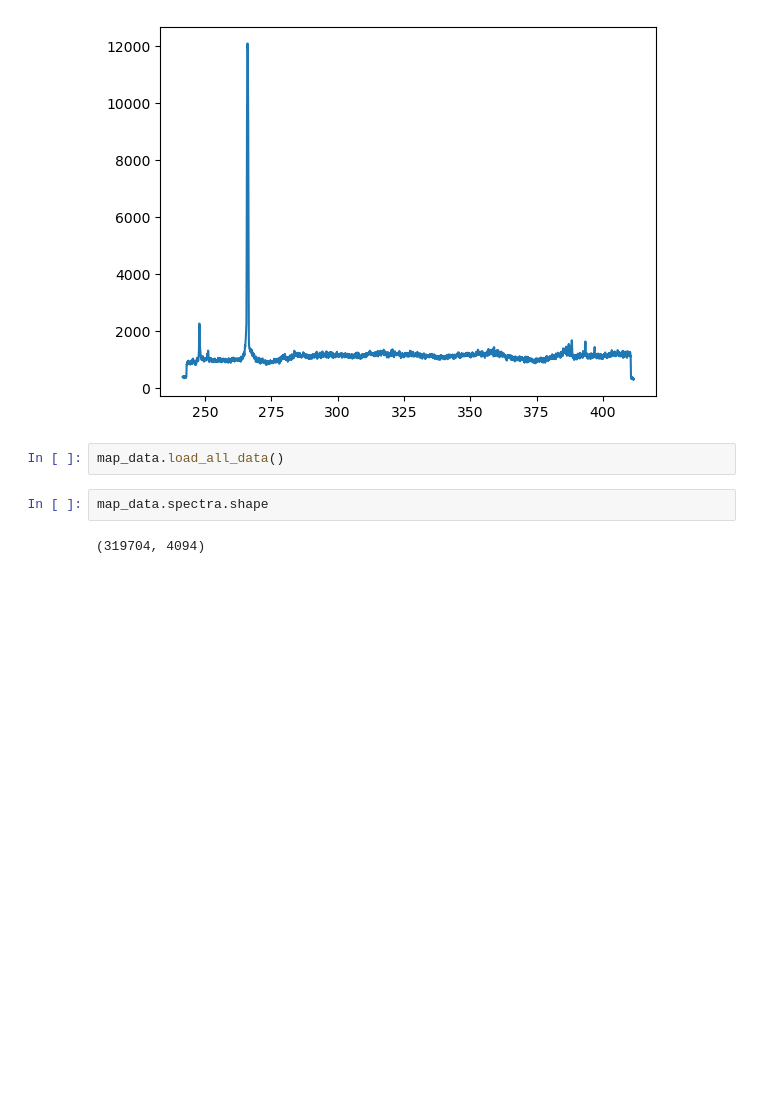
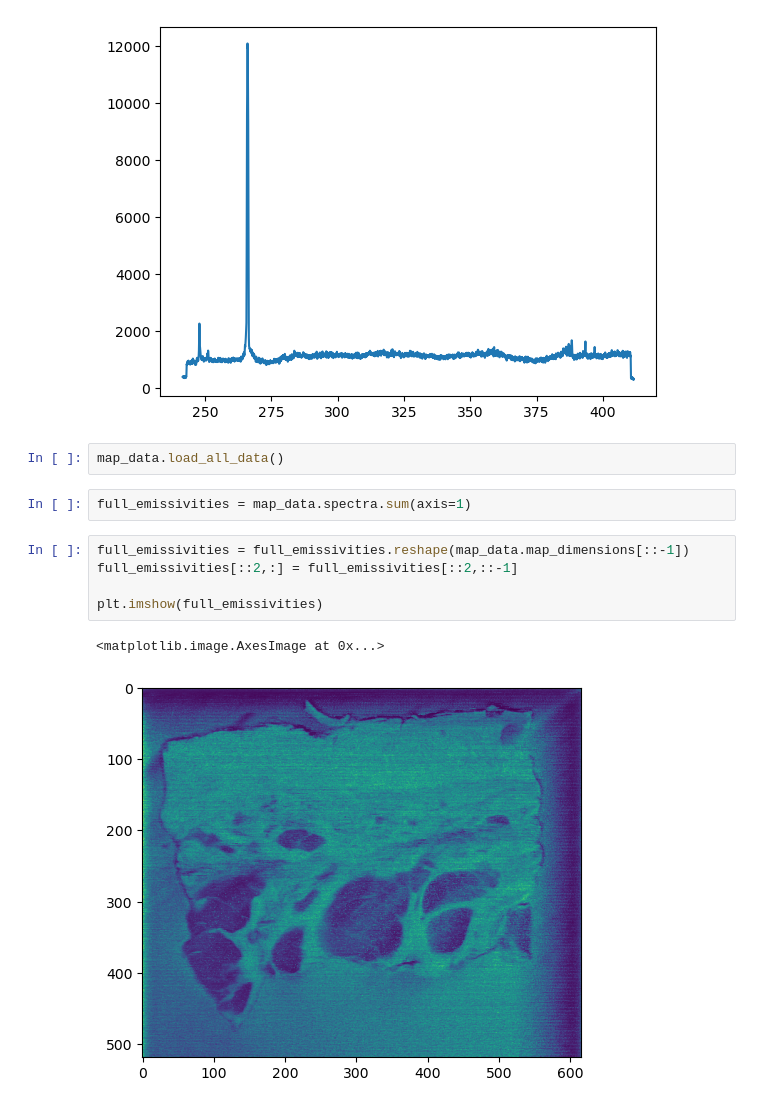
Before and after one commit to ekepes112/libs_segmentation, a Jupyter notebook: notebooks/EXP_fullSpectralClustering.ipynb, the cells around one changed output. Saved outputs shown, nothing was run; the diff lists cells and outputs as text; blank space fills up the shorter version.

Commit message:
functionality(EXP_fullSpectralClustering.ipynb): plot total emissivities

```diff
--- a/notebooks/EXP_fullSpectralClustering.ipynb
+++ b/notebooks/EXP_fullSpectralClustering.ipynb
@@ -24,7 +24,13 @@ map_data.plot_random_spectrum()
 [figure]
 # %%
 map_data.load_all_data()
-# %%
-map_data.spectra.shape
-# %% [output]
-(319704, 4094)
+# %%
+full_emissivities = map_data.spectra.sum(axis=1)
+# %%
+full_emissivities = full_emissivities.reshape(map_data.map_dimensions[::-1])
+full_emissivities[::2,:] = full_emissivities[::2,::-1]
+
+plt.imshow(full_emissivities)
+# %% [output]
+<matplotlib.image.AxesImage at 0x...>
+[figure, added]
```
Also changed, not shown: 1 other file.
